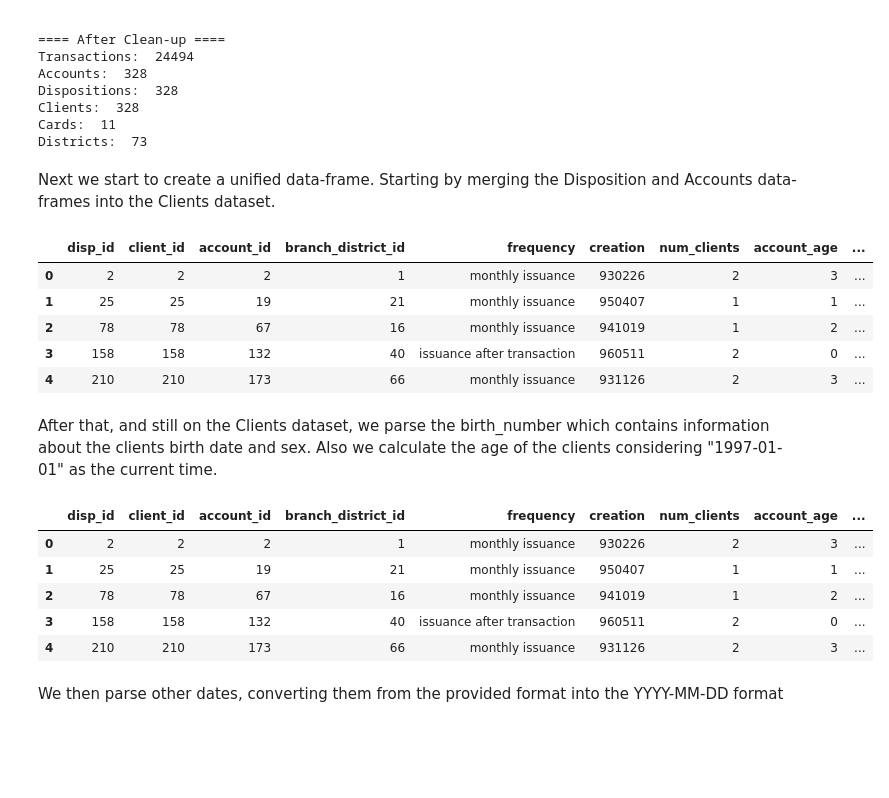
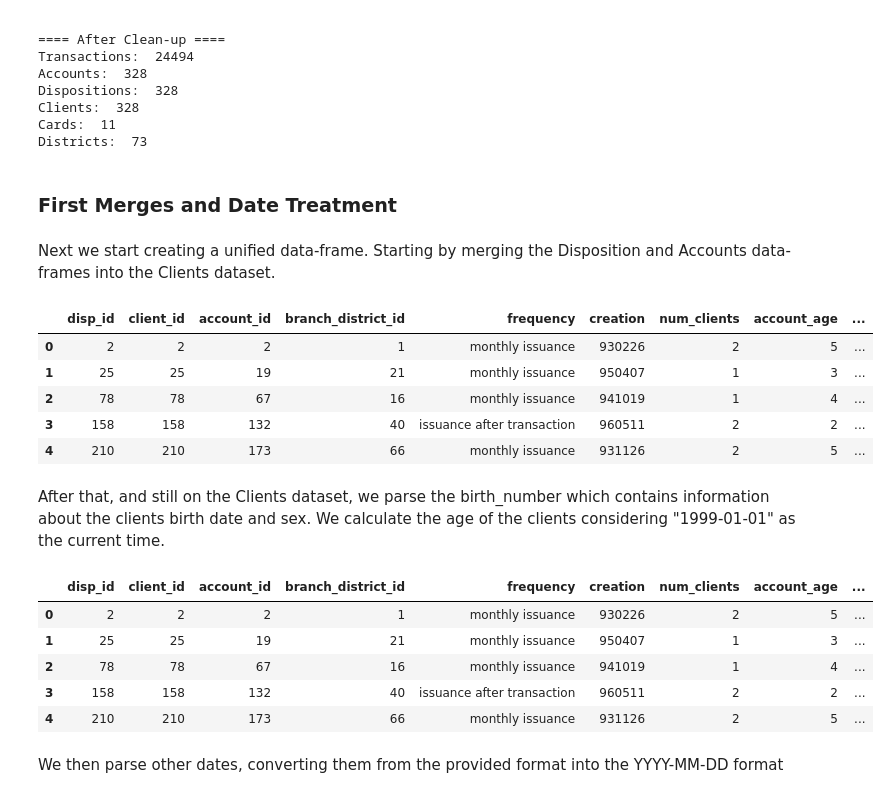
Before and after one commit to SergioEstevao11/FEUP-AC, a Jupyter notebook: src/bank_mining.ipynb, the cells around one changed output. Cells and saved outputs as stored; diff of their text form; code cells hidden in the pictures; blank space fills up the shorter version.

```diff
--- a/src/bank_mining.ipynb
+++ b/src/bank_mining.ipynb
@@ -98,53 +157,57 @@ Dispositions:  328
 Clients:  328
 Cards:  11
 Districts:  73
+# %% [markdown]
+### First Merges and Date Treatment
 # %% [markdown]
-Next we start to create a unified data-frame. Starting by merging the Disposition and Accounts data-frames into the Clients dataset.
+Next we start creating a unified data-frame. Starting by merging the Disposition and Accounts data-frames into the Clients dataset.
 # %%
-from datetime import datetime
-import math
+def disp_merge(dispositions, accounts, clients):
+    dispositions_accounts = pd.merge(dispositions, accounts, on="account_id")
+    dispositions_accounts.drop(columns="type", inplace=True)
+    dispositions_accounts = dispositions_accounts.rename(columns={"date": "creation", "district_id": "branch_district_id"})
+    current_date = datetime.strptime("1999-01-01", '%Y-%m-%d')
+    dispositions_accounts["creation_date"] = pd.to_datetime(dispositions_accounts["creation"], format="%y%m%d")
+    dispositions_accounts["account_age"] = dispositions_accounts["creation_date"].map(lambda date: math.floor((current_date - date).days/365.2425))
+    dispositions_accounts.pop("creation_date")
+    clients = pd.merge(dispositions_accounts, clients, on="client_id")
+    clients = clients.rename(columns={"district_id": "client_district_id"})
+    return clients
 
-dispositions_accounts = pd.merge(dispositions, accounts, on="account_id")
-dispositions_accounts.drop(columns="type", inplace=True)
-dispositions_accounts = dispositions_accounts.rename(columns={"date": "creation", "district_id": "branch_district_id"})
-current_date = datetime.strptime("1997-01-01", '%Y-%m-%d')
-dispositions_accounts["creation_date"] = pd.to_datetime(dispositions_accounts["creation"], format="%y%m%d")
-dispositions_accounts["account_age"] = dispositions_accounts["creation_date"].map(lambda date: math.floor((current_date - date).days/365.2425))
-dispositions_accounts.pop("creation_date")
-clients = pd.merge(dispositions_accounts, clients, on="client_id")
-clients = clients.rename(columns={"district_id": "client_district_id"})
+clients = disp_merge(dispositions, accounts, clients)
 clients.head()
 # %% [output]
 |  | disp_id | client_id | account_id | branch_district_id | frequency | creation | num_clients | account_age | ... |
-| 0 | 2 | 2 | 2 | 1 | monthly issuance | 930226 | 2 | 3 | ... |
-| 1 | 25 | 25 | 19 | 21 | monthly issuance | 950407 | 1 | 1 | ... |
-| 2 | 78 | 78 | 67 | 16 | monthly issuance | 941019 | 1 | 2 | ... |
-| 3 | 158 | 158 | 132 | 40 | issuance after transaction | 960511 | 2 | 0 | ... |
-| 4 | 210 | 210 | 173 | 66 | monthly issuance | 931126 | 2 | 3 | ... |
+| 0 | 2 | 2 | 2 | 1 | monthly issuance | 930226 | 2 | 5 | ... |
+| 1 | 25 | 25 | 19 | 21 | monthly issuance | 950407 | 1 | 3 | ... |
+| 2 | 78 | 78 | 67 | 16 | monthly issuance | 941019 | 1 | 4 | ... |
+| 3 | 158 | 158 | 132 | 40 | issuance after transaction | 960511 | 2 | 2 | ... |
+| 4 | 210 | 210 | 173 | 66 | monthly issuance | 931126 | 2 | 5 | ... |
 # %% [markdown]
-After that, and still on the Clients dataset, we parse the birth_number which contains information about the clients birth date and sex. Also we calculate the age of the clients considering "1997-01-01" as the current time.
+After that, and still on the Clients dataset, we parse the birth_number which contains information about the clients birth date and sex. We calculate the age of the clients considering "1999-01-01" as the current time.
 # %%
-from datetime import datetime
-import math
-#transform birth number into birthdate and sex
-birth_number = clients["birth_number"]
-clients["sex"] = birth_number.map(lambda nr: "Male" if nr % 10000 < 5000 else "Female").astype('category')
-clients["birthdate"] = birth_number.map(lambda nr: str(nr) if nr % 10000 < 5000 else str(nr-5000))
-clients["birthdate"] = pd.to_datetime("19"+clients["birthdate"], format='%Y%m%d')
+def client_agesex(clients):
+    birth_number = clients["birth_number"]
+    clients["sex"] = birth_number.map(lambda nr: "Male" if nr % 10000 < 5000 else "Female").astype('category')
+    clients["birthdate"] = birth_number.map(lambda nr: str(nr) if nr % 10000 < 5000 else str(nr-5000))
+    clients["birthdate"] = pd.to_datetime("19"+clients["birthdate"], format='%Y%m%d')
 
-current_date = datetime.strptime("1997-01-01", '%Y-%m-%d')
-birthdates = clients["birthdate"]
-clients["age"] = birthdates.map(lambda dt: math.floor((current_date - dt).days/365.2425))
+    current_date = datetime.strptime("1999-01-01", '%Y-%m-%d')
+    birthdates = clients["birthdate"]
+    clients["age"] = birthdates.map(lambda dt: math.floor((current_date - dt).days/365.2425))
 
-clients.drop(columns="birth_number", inplace=True)
+    clients.drop(columns="birth_number", inplace=True)
+    return clients
+
+clients = client_agesex(clients)
 clients.head()
 # %% [output]
 |  | disp_id | client_id | account_id | branch_district_id | frequency | creation | num_clients | account_age | ... |
-| 0 | 2 | 2 | 2 | 1 | monthly issuance | 930226 | 2 | 3 | ... |
-| 1 | 25 | 25 | 19 | 21 | monthly issuance | 950407 | 1 | 1 | ... |
-| 2 | 78 | 78 | 67 | 16 | monthly issuance | 941019 | 1 | 2 | ... |
-| 3 | 158 | 158 | 132 | 40 | issuance after transaction | 960511 | 2 | 0 | ... |
-| 4 | 210 | 210 | 173 | 66 | monthly issuance | 931126 | 2 | 3 | ... |
+| 0 | 2 | 2 | 2 | 1 | monthly issuance | 930226 | 2 | 5 | ... |
+| 1 | 25 | 25 | 19 | 21 | monthly issuance | 950407 | 1 | 3 | ... |
+| 2 | 78 | 78 | 67 | 16 | monthly issuance | 941019 | 1 | 4 | ... |
+| 3 | 158 | 158 | 132 | 40 | issuance after transaction | 960511 | 2 | 2 | ... |
+| 4 | 210 | 210 | 173 | 66 | monthly issuance | 931126 | 2 | 5 | ... |
 # %% [markdown]
 We then parse other dates, converting them from the provided format into the YYYY-MM-DD format
 # %%
```
Also changed, not shown: parts of 108 cells of this notebook, 45 other files.
